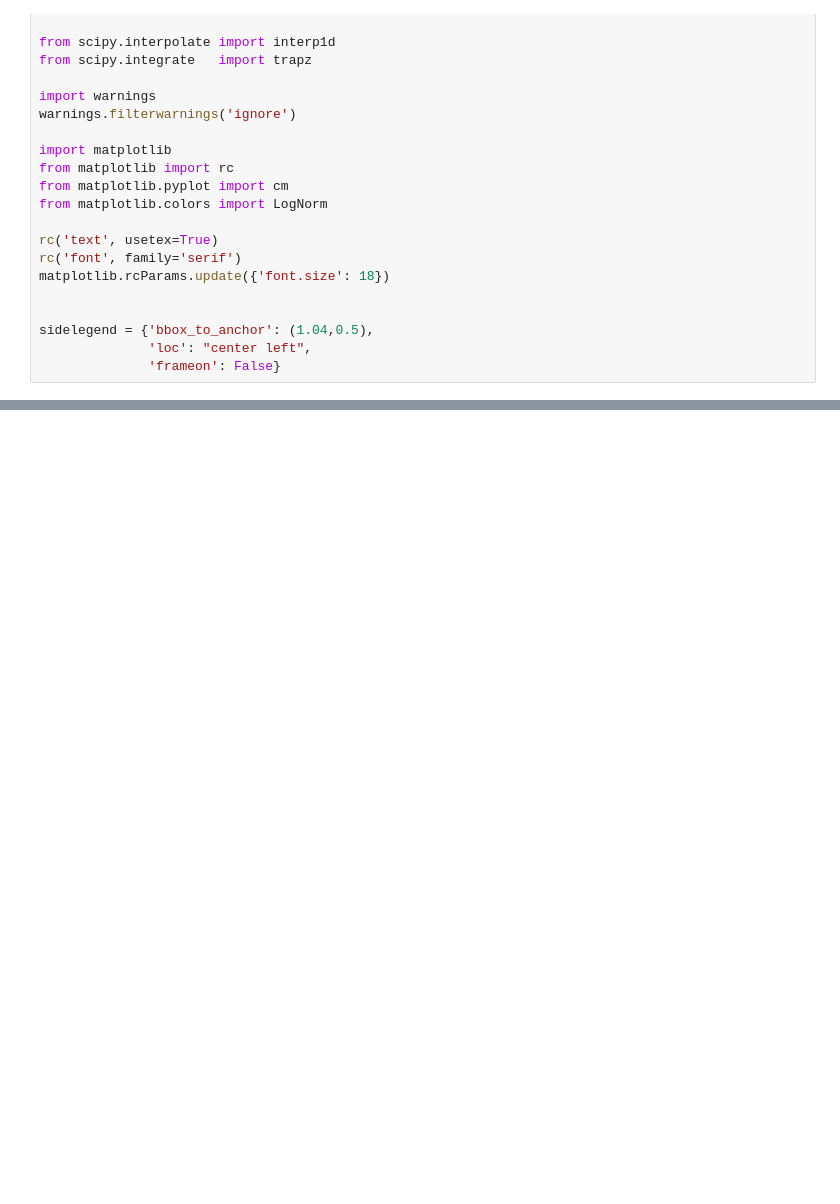
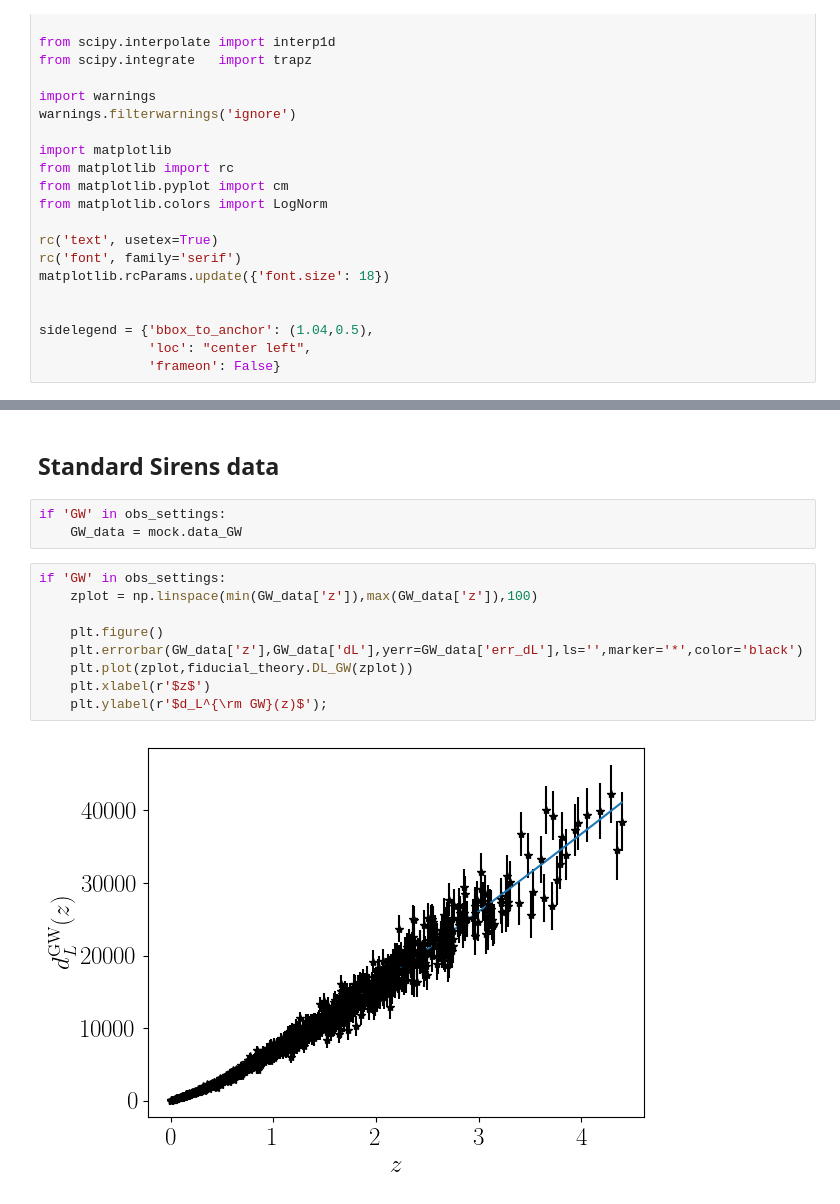
Before and after one commit to chiaradeleo1/CANDI, a Jupyter notebook: mock_maker.ipynb, the cells around one changed output, grey strips where cells are left out. Cells and saved outputs as stored; diff of their text form; blank space fills up the shorter version.

```diff
--- a/mock_maker.ipynb
+++ b/mock_maker.ipynb
@@ -211,0 +142,16 @@ if 'SN' in obs_settings and 'GW' in obs_settings:
+# %% [markdown]
+## Standard Sirens data
+# %%
+if 'GW' in obs_settings:
+    GW_data = mock.data_GW
+# %%
+if 'GW' in obs_settings:
+    zplot = np.linspace(min(GW_data['z']),max(GW_data['z']),100)
+
+    plt.figure()
+    plt.errorbar(GW_data['z'],GW_data['dL'],yerr=GW_data['err_dL'],ls='',marker='*',color='black')
+    plt.plot(zplot,fiducial_theory.DL_GW(zplot))
+    plt.xlabel(r'$z$')
+    plt.ylabel(r'$d_L^{\rm GW}(z)$');
+# %% [output]
+[figure, added]
```
Also changed, not shown: parts of 25 cells of this notebook, 1 other file.
